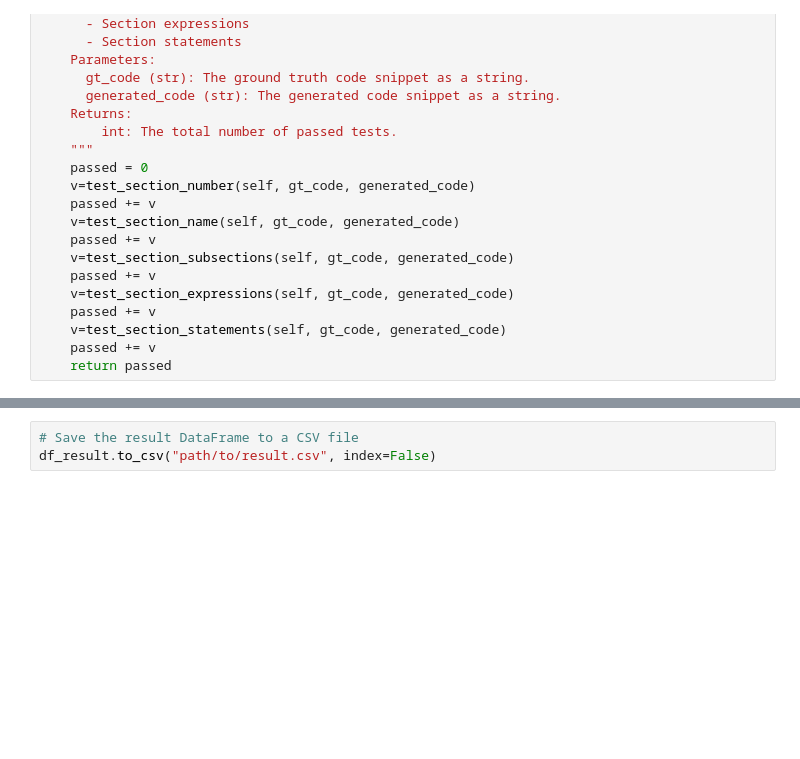
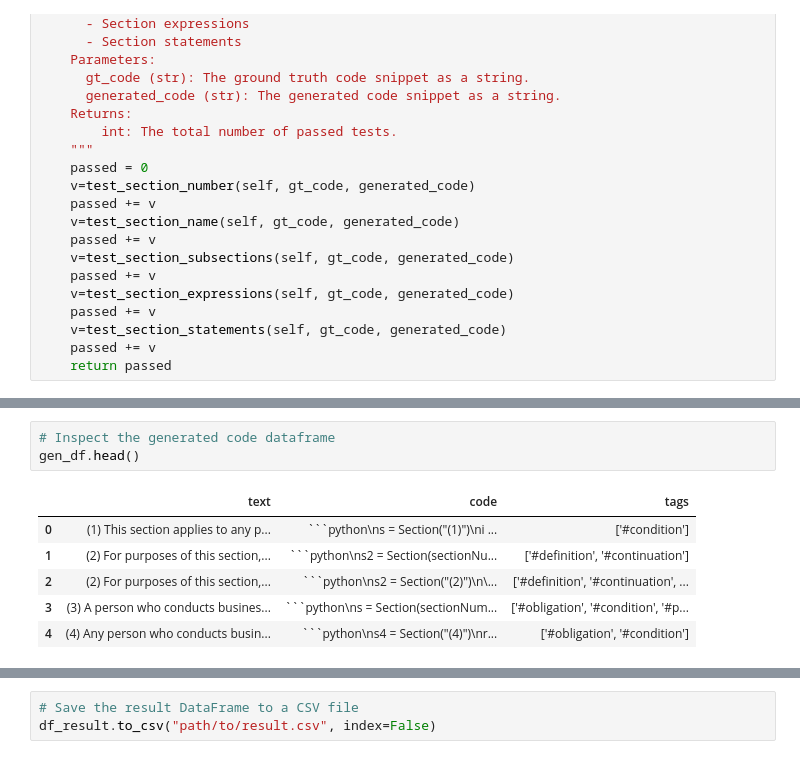
Before and after one commit to anmolsinghal98/Legal-Requirements-Translation, a Jupyter notebook: code/Code-Gen-Structural-Testing.ipynb, the cells around one changed output, grey strips where cells are left out. Cells and saved outputs as stored; diff of their text form; blank space fills up the shorter version.

````diff
--- a/code/Code-Gen-Structural-Testing.ipynb
+++ b/code/Code-Gen-Structural-Testing.ipynb
@@ -468,0 +474,10 @@ print("Mean Accuracy: ", m_accuracy)
+# %%
+# Inspect the generated code dataframe
+gen_df.head()
+# %% [output]
+|  | text | code | tags |
+| 0 | (1) This section applies to any p... | ```python\ns = Section("(1)")\ni ... | ['#condition'] |
+| 1 | (2) For purposes of this section,... | ```python\ns2 = Section(sectionNu... | ['#definition', '#continuation'] |
+| 2 | (2) For purposes of this section,... | ```python\ns2 = Section("(2)")\n\... | ['#definition', '#continuation', ... |
+| 3 | (3) A person who conducts busines... | ```python\ns = Section(sectionNum... | ['#obligation', '#condition', '#p... |
+| 4 | (4) Any person who conducts busin... | ```python\ns4 = Section("(4)")\nr... | ['#obligation', '#condition'] |
````
Also changed, not shown: parts of 5 cells of this notebook, 15 other files.
